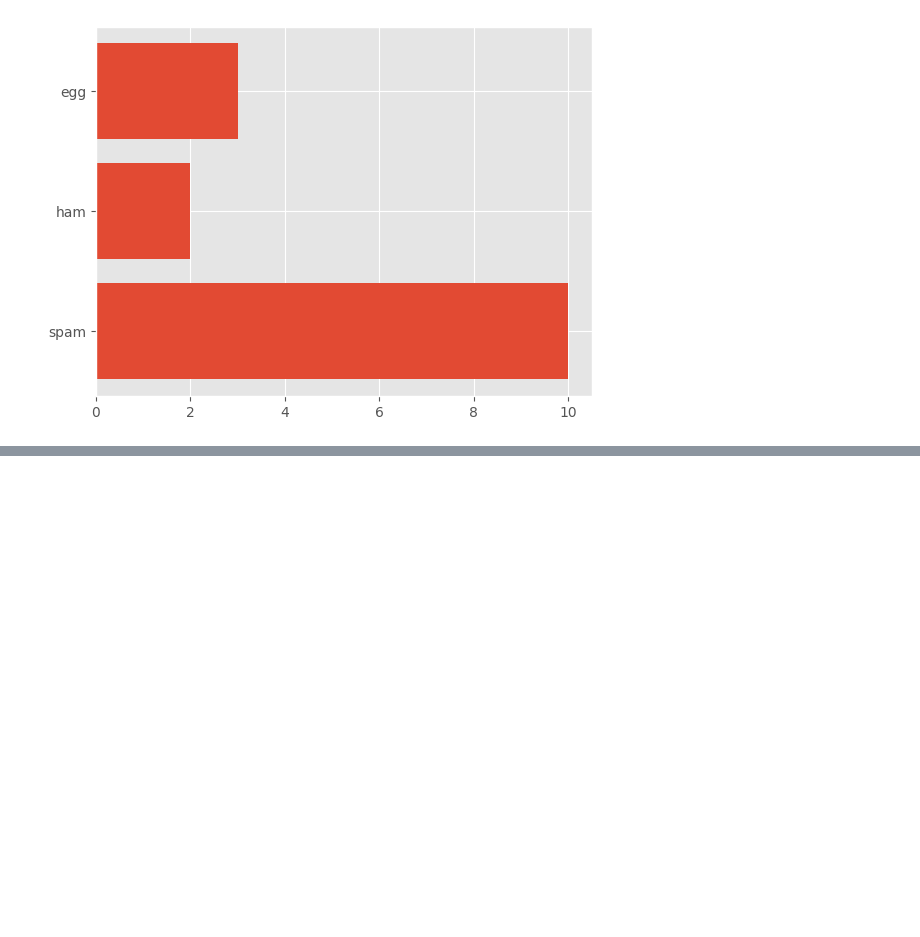
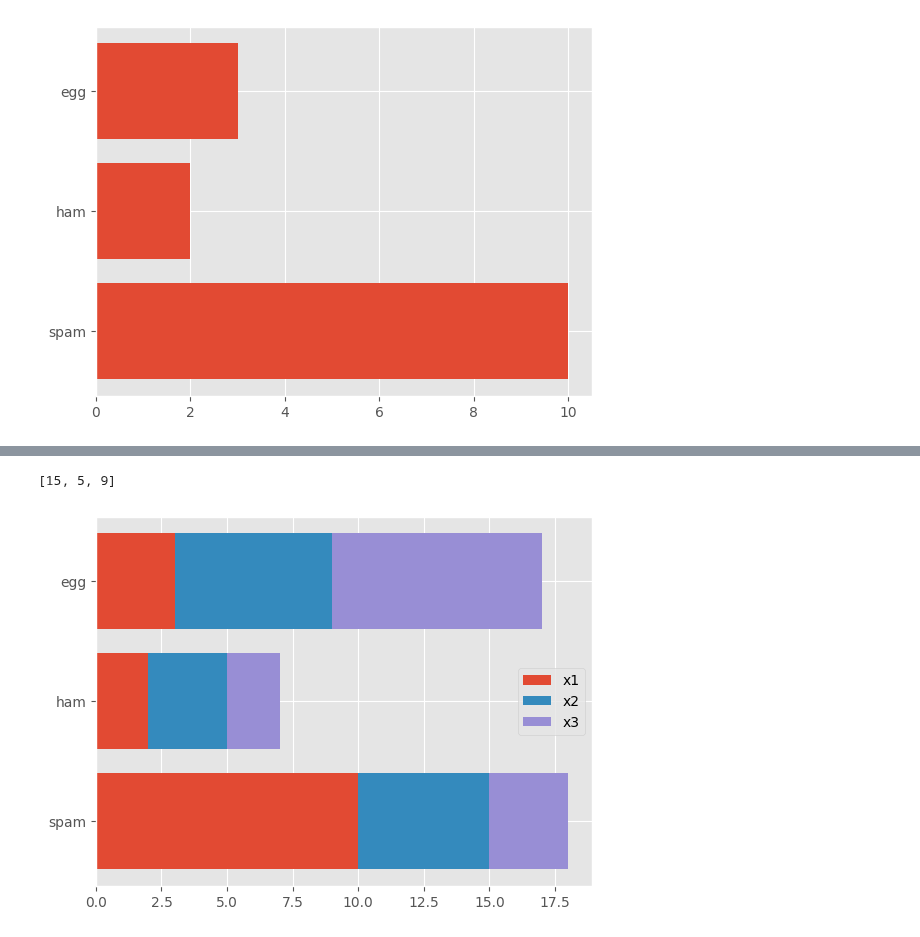
Before and after one commit to Ryo-9591/python-data-analysis-study, a Jupyter notebook: Matplotlib/graphs.ipynb, the cells around one changed output, grey strips where cells are left out. Drawn from its saved outputs; the diff is of its cells as text; code cells hidden in the pictures; blank space fills up the shorter version.

```diff
--- a/Matplotlib/graphs.ipynb
+++ b/Matplotlib/graphs.ipynb
@@ -77,0 +104,24 @@ plt.show()
+# %%
+fig, ax = plt.subplots()
+
+y = [1, 2, 3]
+x1 = [10, 2, 3]
+x2 = [5, 3, 6]
+x3 = [3, 2, 8]
+labels = ["spam", "ham", "egg"]
+
+# y1とy2を足した値を格納
+x1_x2 = [num1 + num2 for num1, num2 in zip(x1, x2)]
+print(x1_x2)
+
+ax.barh(y, x1, tick_label=labels, label="x1")
+# y2の棒グラフのベースのy座標にy1を指定
+ax.barh(y, x2, left=x1, label="x2")
+# y3の棒グラフのベースのy座標にy1+y2を指定
+ax.barh(y, x3, left=x1_x2, label="x3")
+ax.legend()
+
+plt.show()
+# %% [output]
+[15, 5, 9]
+[figure, added]
```
Also changed, not shown: parts of 2 cells of this notebook.
